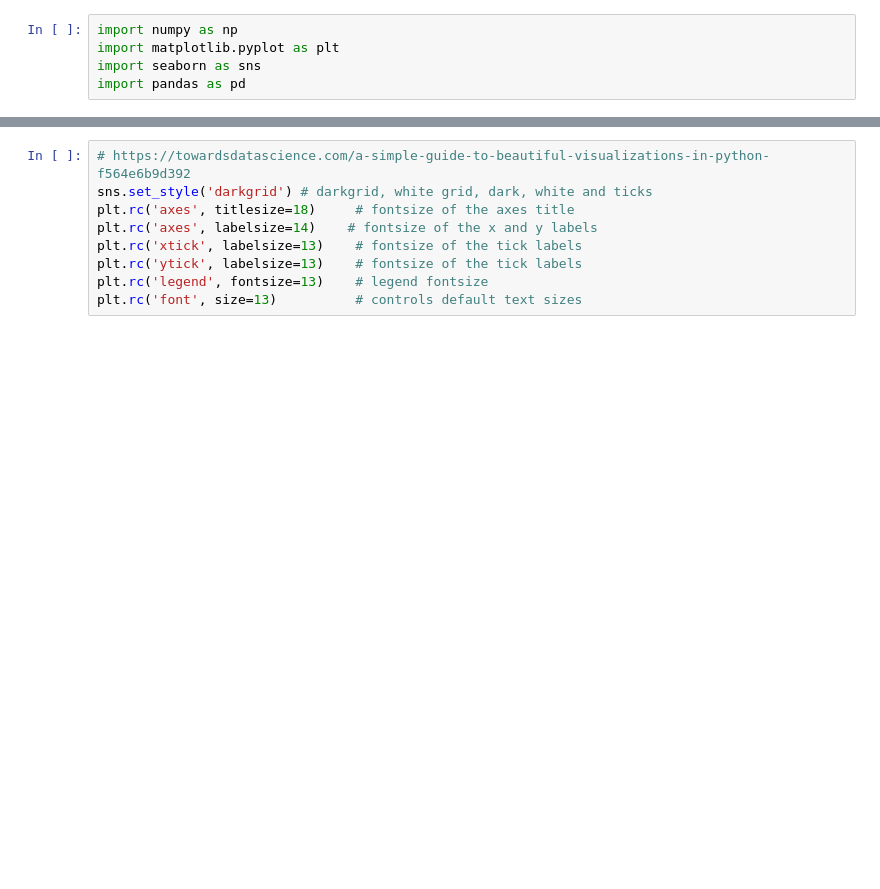
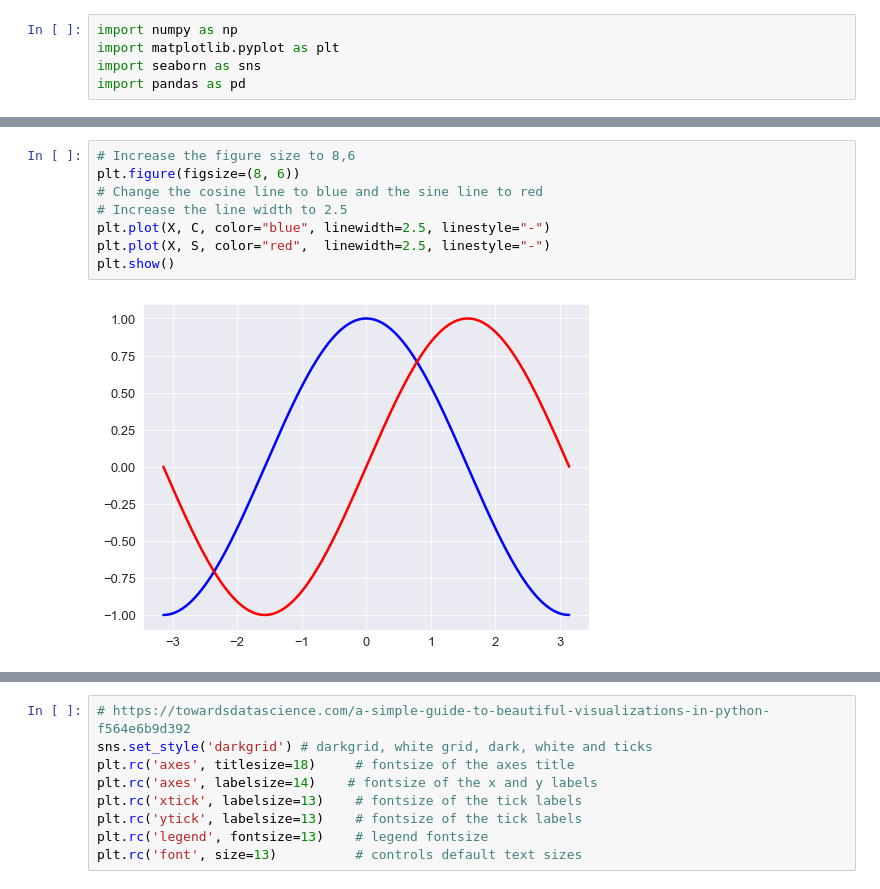
Before and after one commit to Michelleoc/fundamentals-of-data-analysis-assessment, a Jupyter notebook: pyplot.ipynb, the cells around one changed output, grey strips where cells are left out. Cells and saved outputs as stored; diff of their text form; blank space fills up the shorter version.

```diff
--- a/pyplot.ipynb
+++ b/pyplot.ipynb
@@ -14,0 +57,10 @@ plt.plot(x, y)
+# %%
+# Increase the figure size to 8,6
+plt.figure(figsize=(8, 6))
+# Change the cosine line to blue and the sine line to red
+# Increase the line width to 2.5
+plt.plot(X, C, color="blue", linewidth=2.5, linestyle="-")
+plt.plot(X, S, color="red",  linewidth=2.5, linestyle="-")
+plt.show()
+# %% [output]
+[figure, added]
```
Also changed, not shown: parts of 14 cells of this notebook, 1 other file.
